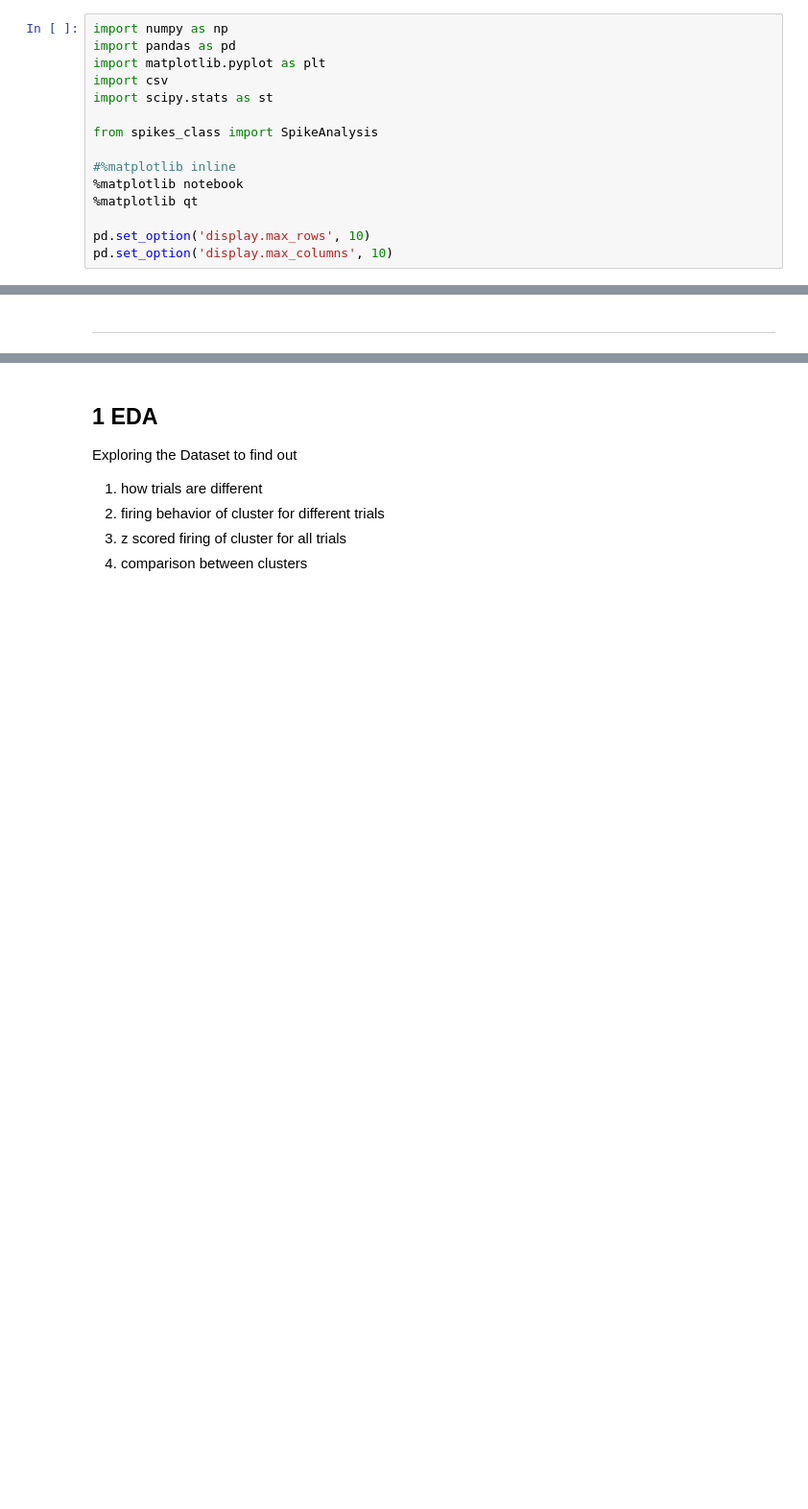
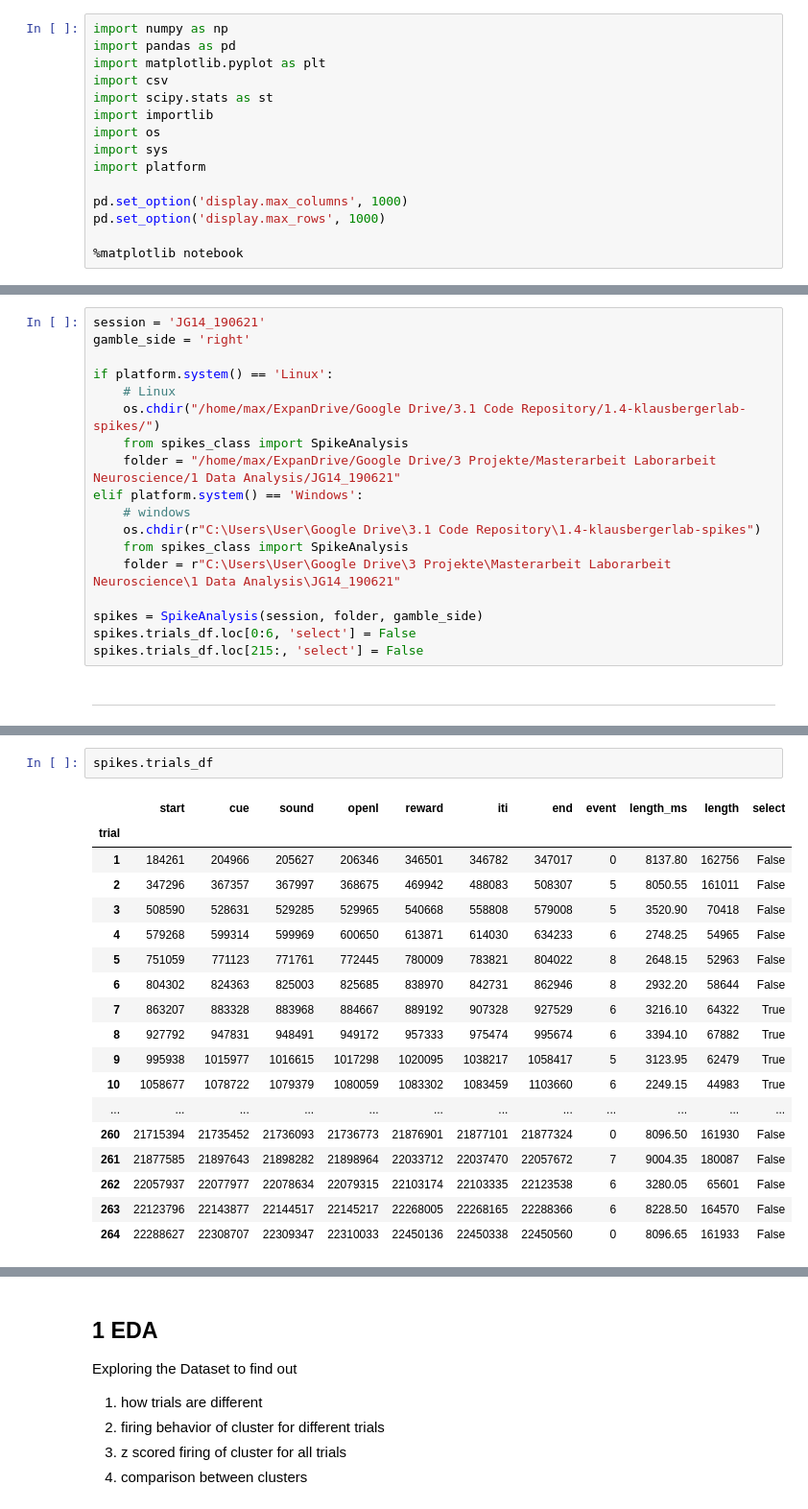
Before and after one commit to maxhoheiser/spikes-ephys, a Jupyter notebook: eda_v1.ipynb, the cells around one changed output, grey strips where cells are left out. Shown at 96% size. Cells and saved outputs as stored; diff of their text form; blank space fills up the shorter version.

Commit message:
savepoint finsihed histogram & spike trains

```diff
--- a/eda_v1.ipynb
+++ b/eda_v1.ipynb
@@ -9,12 +9,12 @@ import pandas as pd
 import matplotlib.pyplot as plt
 import csv
 import scipy.stats as st
+import importlib
+import os
+import sys
+import platform
 
-from spikes_class import SpikeAnalysis
+pd.set_option('display.max_columns', 1000)
+pd.set_option('display.max_rows', 1000)
 
-#%matplotlib inline
 %matplotlib notebook
-%matplotlib qt
-
-pd.set_option('display.max_rows', 10)
-pd.set_option('display.max_columns', 10)
@@ -122,3 +32,21 @@ excel_df = pd.read_excel(folder+r"\output_file.xlsx", 'Daten', header=[0, 1] )
+# %%
+session = 'JG14_190621'
+gamble_side = 'right'
+
+if platform.system() == 'Linux':
+    # Linux
+    os.chdir("/home/max/ExpanDrive/Google Drive/3.1 Code Repository/1.4-klausbergerlab-spikes/")
+    from spikes_class import SpikeAnalysis
+    folder = "/home/max/ExpanDrive/Google Drive/3 Projekte/Masterarbeit Laborarbeit Neuroscience/1 Data Analysis/JG14_190621"
+elif platform.system() == 'Windows':
+    # windows
+    os.chdir(r"C:\Users\User\Google Drive\3.1 Code Repository\1.4-klausbergerlab-spikes")
+    from spikes_class import SpikeAnalysis
+    folder = r"C:\Users\User\Google Drive\3 Projekte\Masterarbeit Laborarbeit Neuroscience\1 Data Analysis\JG14_190621"
+
+spikes = SpikeAnalysis(session, folder, gamble_side)
+spikes.trials_df.loc[0:6, 'select'] = False
+spikes.trials_df.loc[215:, 'select'] = False
 # %% [markdown]
 ---
 # %% [markdown]
@@ -190,0 +74,21 @@ trials_df
+# %%
+spikes.trials_df
+# %% [output]
+|  | start | cue | sound | openl | reward | iti | end | event | length_ms | length | select |
+| trial |  |  |  |  |  |  |  |  |  |  |  |
+| 1 | 184261 | 204966 | 205627 | 206346 | 346501 | 346782 | 347017 | 0 | 8137.80 | 162756 | False |
+| 2 | 347296 | 367357 | 367997 | 368675 | 469942 | 488083 | 508307 | 5 | 8050.55 | 161011 | False |
+| 3 | 508590 | 528631 | 529285 | 529965 | 540668 | 558808 | 579008 | 5 | 3520.90 | 70418 | False |
+| 4 | 579268 | 599314 | 599969 | 600650 | 613871 | 614030 | 634233 | 6 | 2748.25 | 54965 | False |
+| 5 | 751059 | 771123 | 771761 | 772445 | 780009 | 783821 | 804022 | 8 | 2648.15 | 52963 | False |
+| 6 | 804302 | 824363 | 825003 | 825685 | 838970 | 842731 | 862946 | 8 | 2932.20 | 58644 | False |
+| 7 | 863207 | 883328 | 883968 | 884667 | 889192 | 907328 | 927529 | 6 | 3216.10 | 64322 | True |
+| 8 | 927792 | 947831 | 948491 | 949172 | 957333 | 975474 | 995674 | 6 | 3394.10 | 67882 | True |
+| 9 | 995938 | 1015977 | 1016615 | 1017298 | 1020095 | 1038217 | 1058417 | 5 | 3123.95 | 62479 | True |
+| 10 | 1058677 | 1078722 | 1079379 | 1080059 | 1083302 | 1083459 | 1103660 | 6 | 2249.15 | 44983 | True |
+| ... | ... | ... | ... | ... | ... | ... | ... | ... | ... | ... | ... |
+| 260 | 21715394 | 21735452 | 21736093 | 21736773 | 21876901 | 21877101 | 21877324 | 0 | 8096.50 | 161930 | False |
+| 261 | 21877585 | 21897643 | 21898282 | 21898964 | 22033712 | 22037470 | 22057672 | 7 | 9004.35 | 180087 | False |
+| 262 | 22057937 | 22077977 | 22078634 | 22079315 | 22103174 | 22103335 | 22123538 | 6 | 3280.05 | 65601 | False |
+| 263 | 22123796 | 22143877 | 22144517 | 22145217 | 22268005 | 22268165 | 22288366 | 6 | 8228.50 | 164570 | False |
+| 264 | 22288627 | 22308707 | 22309347 | 22310033 | 22450136 | 22450338 | 22450560 | 0 | 8096.65 | 161933 | False |
```
Also changed, not shown: parts of 137 cells of this notebook, 1 other file.
